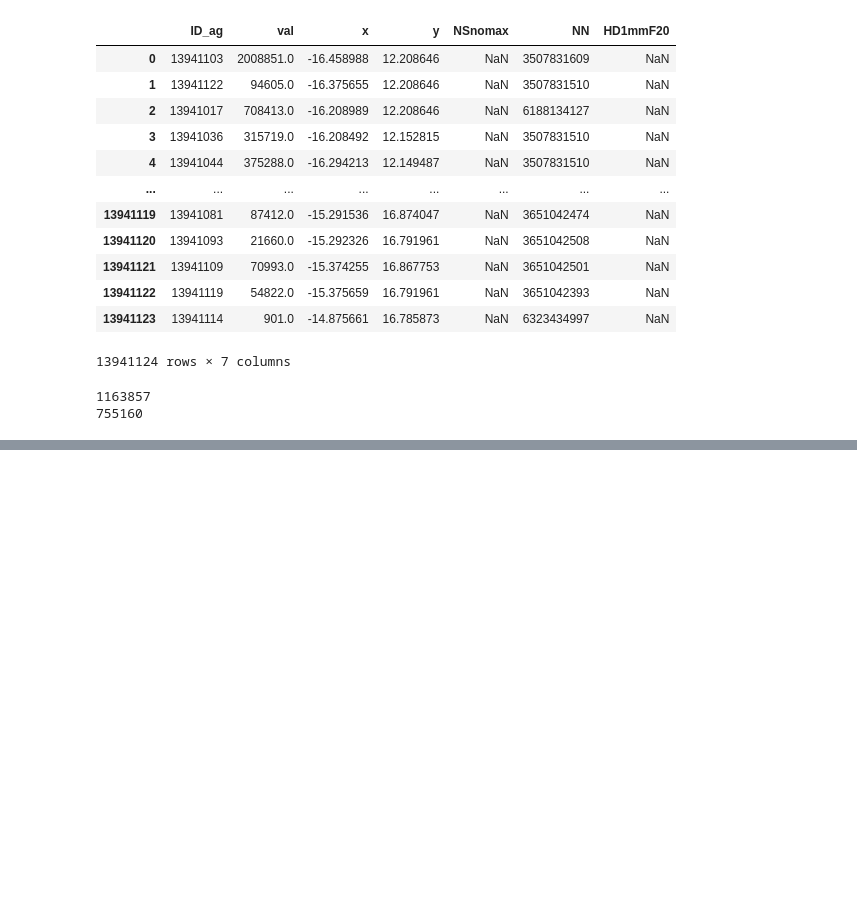
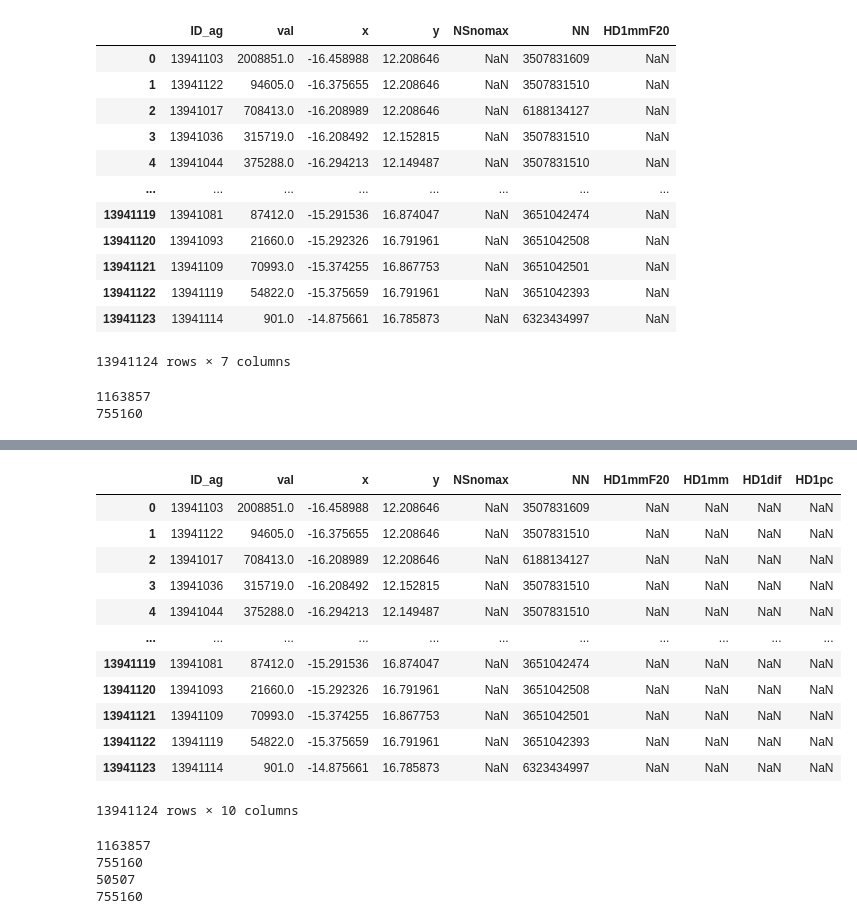
Before and after one commit to gracedoherty/senegal_access, a Jupyter notebook: SEN_Transport_flood-disruption_2021-11-26.ipynb, the cells around one changed output, grey strips where cells are left out. Saved outputs shown, nothing was run; the diff lists cells and outputs as text; code cells hidden in the pictures; blank space fills up the shorter version.

Commit message:
1 in 20 year flood with some summary stats

```diff
--- a/SEN_Transport_flood-disruption_2021-11-26.ipynb
+++ b/SEN_Transport_flood-disruption_2021-11-26.ipynb
@@ -889,3 +858,8 @@ print(len(ag_to_HDurban.loc[ag_to_HDurban['HD1mmF20'].isnull()])) # Number of or
 # %% [output]
 1163857
 755160
+# %%
+# Add non-flooded multi-modal values to table.
+ag_base = os.path.join(out_pth, "temp_fromag_drive-CD.csv")
+ag_base = pd.read_csv(ag_base)
+ag_base.info()
@@ -891,0 +879,4 @@ print(len(ag_to_HDurban.loc[ag_to_HDurban['HD1mmF20'].isnull()])) # Number of or
+# %%
+ag_base = ag_base[['ID_ag', 'ag_HD1mm']]
+ag_base.rename(columns={'ag_HD1mm': 'HD1mm'}, inplace=True)
+ag_base.info()
@@ -891,0 +893,3 @@ print(len(ag_to_HDurban.loc[ag_to_HDurban['HD1mmF20'].isnull()])) # Number of or
+# %%
+ag_to_HDurban = pd.merge(ag_to_HDurban, ag_base, on='ID_ag',how='left')
+ag_to_HDurban.info()
@@ -891,0 +912,32 @@ print(len(ag_to_HDurban.loc[ag_to_HDurban['HD1mmF20'].isnull()])) # Number of or
+# %%
+ag_to_HDurban['HD1dif'] = 0 # dif for difference between the two travel times (in minutes)
+ag_to_HDurban['HD1pc'] = 0 # pc for percent change
+ag_to_HDurban['HD1dif'] = ag_to_HDurban['HD1mmF20'] - ag_to_HDurban['HD1mm'] # Travel time is X minutes longer in flood conditions.
+ag_to_HDurban['HD1pc'] = ag_to_HDurban['HD1dif'] / ag_to_HDurban['HD1mm'] * 100 # Travel time is X percent longer in flood conditions.
+ag_to_HDurban
+# %% [output]
+|  | ID_ag | val | x | y | NSnomax | NN | HD1mmF20 | HD1mm | HD1dif | HD1pc |
+| 0 | 13941103 | 2008851.0 | -16.458988 | 12.208646 | NaN | 3507831609 | NaN | NaN | NaN | NaN |
+| 1 | 13941122 | 94605.0 | -16.375655 | 12.208646 | NaN | 3507831510 | NaN | NaN | NaN | NaN |
+| 2 | 13941017 | 708413.0 | -16.208989 | 12.208646 | NaN | 6188134127 | NaN | NaN | NaN | NaN |
+| 3 | 13941036 | 315719.0 | -16.208492 | 12.152815 | NaN | 3507831510 | NaN | NaN | NaN | NaN |
+| 4 | 13941044 | 375288.0 | -16.294213 | 12.149487 | NaN | 3507831510 | NaN | NaN | NaN | NaN |
+| ... | ... | ... | ... | ... | ... | ... | ... | ... | ... | ... |
+| 13941119 | 13941081 | 87412.0 | -15.291536 | 16.874047 | NaN | 3651042474 | NaN | NaN | NaN | NaN |
+| 13941120 | 13941093 | 21660.0 | -15.292326 | 16.791961 | NaN | 3651042508 | NaN | NaN | NaN | NaN |
+| 13941121 | 13941109 | 70993.0 | -15.374255 | 16.867753 | NaN | 3651042501 | NaN | NaN | NaN | NaN |
+| 13941122 | 13941119 | 54822.0 | -15.375659 | 16.791961 | NaN | 3651042393 | NaN | NaN | NaN | NaN |
+| 13941123 | 13941114 | 901.0 | -14.875661 | 16.785873 | NaN | 6323434997 | NaN | NaN | NaN | NaN |
+13941124 rows × 10 columns
+# %%
+print(len(ag_to_HDurban.loc[ag_to_HDurban['HD1mmF20']>240]), end="\n") # Number of origins isolated by excessive travel time
+print(len(ag_to_HDurban.loc[ag_to_HDurban['HD1mmF20'].isnull()])) # Number of origins isolated by inability to access road
+
+# Second value should match the non-flooded results, as the cost-distance raster does not incorporate the flood penalties.
+print(len(ag_to_HDurban.loc[ag_to_HDurban['HD1mm']>240]), end="\n") # Number of origins isolated by excessive travel time
+print(len(ag_to_HDurban.loc[ag_to_HDurban['HD1mm'].isnull()]))
+# %% [output]
+1163857
+755160
+50507
+755160
```
Also changed, not shown: parts of 29 cells of this notebook.
